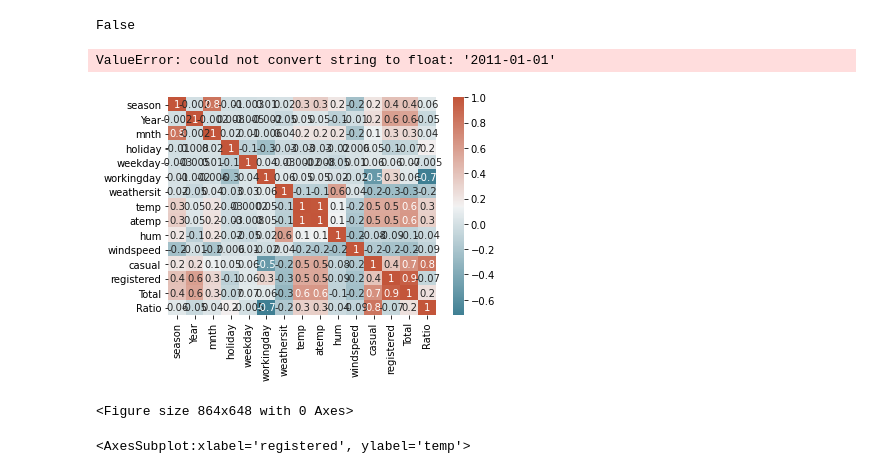
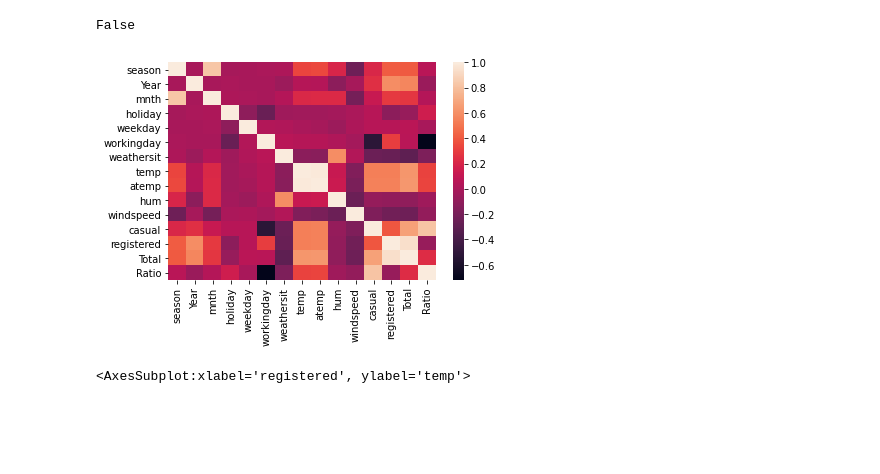
Before and after one commit to data301-2020-winter1/course-project-group_6021, a Jupyter notebook: analysis/emily/emily_milestone_2.ipynb, the cells around one changed output. Cells and saved outputs as stored; diff of their text form; code cells hidden in the pictures; blank space fills up the shorter version.

```diff
--- a/analysis/emily/emily_milestone_2.ipynb
+++ b/analysis/emily/emily_milestone_2.ipynb
@@ -126,15 +126,3 @@ dtype: int64
 data_eda.isnull().values.any()
 # %% [output]
 False
-# %%
-#Analyzing relationships between vaitables
-corr = data_eda.corr()
-sns.heatmap(corr, xticklabels = corr.columns, yticklabels=corr.columns, annot = True,  fmt='.1g', cmap=sns.diverging_palette(220,20,as_cmap=True))
-
-plt.figure(figsize=(12, 9))
-
-sns.heatmap(data_eda)
-# %% [output]
-ValueError: could not convert string to float: '2011-01-01'
-[figure, removed]
-<Figure size 864x648 with 0 Axes>
@@ -141,3 +131,9 @@ ValueError: could not convert string to float: '2011-01-01'
+# %%
+corr = data_eda.corr()
+sns.heatmap(corr)
+plt.show()
+# %% [output]
+[figure, added]
 # %%
 #comparing registered and casual users based on the temperature
 data_eda.plot(kind = 'scatter', x = 'registered', y = 'temp')
```
Also changed, not shown: parts of 5 cells of this notebook, 3 other files.
